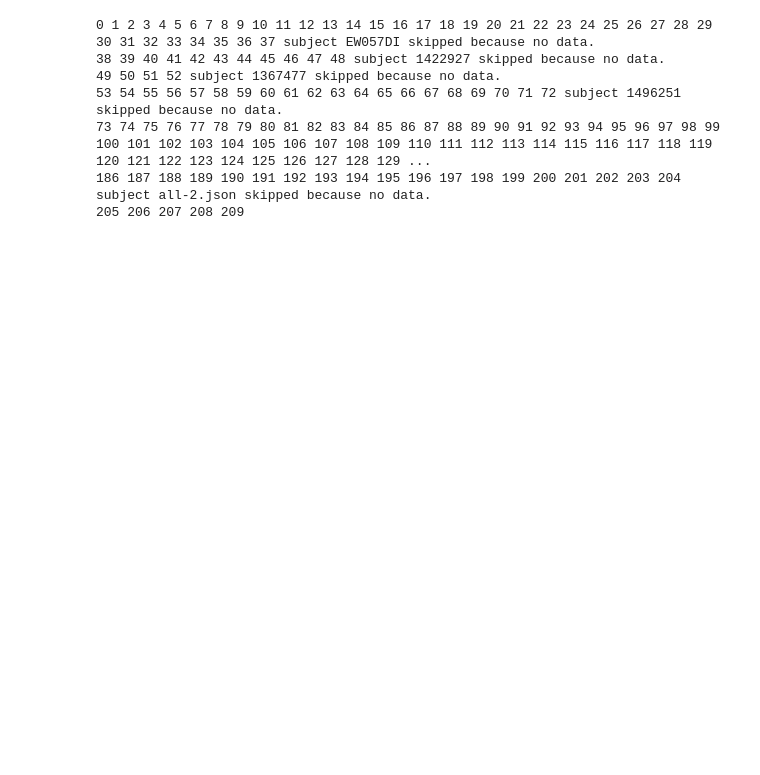
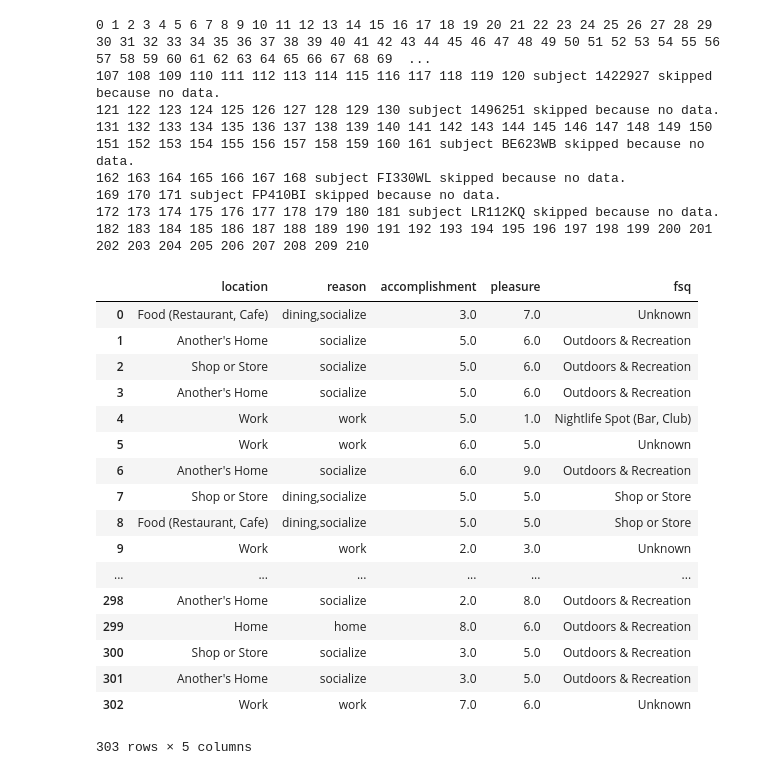
Before and after one commit to sosata/CS120DataAnalysis, a Jupyter notebook: SemanticLocation/correlations.ipynb, the cells around one changed output. Drawn from its saved outputs; the diff is of its cells as text; code cells hidden in the pictures; blank space fills up the shorter version.

```diff
--- a/SemanticLocation/correlations.ipynb
+++ b/SemanticLocation/correlations.ipynb
@@ -5,15 +5,16 @@ import pickle
 from preprocess import *
 from soplata import *
 from utils import *
+import pickle
 
 # read assessment data
 with open('/home/sohrob/Dropbox/Code/MATLAB/CS120/Assessment/assessment.dat') as f:
     assessment = pickle.load(f)
 f.close()
-subjects = assessment['Subject']
+subjects = assessment['ID']
 
 # read location and reason data
-data_dir = 'features/'
+data_dir = 'features_breakloc/'
 
 reasons = []
 locations = []
@@ -44,13 +45,35 @@ for (i,subject) in enumerate(subjects):
 assessment = assessment.drop(ind_toremove, axis=0)
 assessment = assessment.reset_index(drop=True)
 # %% [output]
-0 1 2 3 4 5 6 7 8 9 10 11 12 13 14 15 16 17 18 19 20 21 22 23 24 25 26 27 28 29 30 31 32 33 34 35 36 37 subject EW057DI skipped because no data.
-38 39 40 41 42 43 44 45 46 47 48 subject 1422927 skipped because no data.
-49 50 51 52 subject 1367477 skipped because no data.
-53 54 55 56 57 58 59 60 61 62 63 64 65 66 67 68 69 70 71 72 subject 1496251 skipped because no data.
-73 74 75 76 77 78 79 80 81 82 83 84 85 86 87 88 89 90 91 92 93 94 95 96 97 98 99 100 101 102 103 104 105 106 107 108 109 110 111 112 113 114 115 116 117 118 119 120 121 122 123 124 125 126 127 128 129 ...
-186 187 188 189 190 191 192 193 194 195 196 197 198 199 200 201 202 203 204 subject all-2.json skipped because no data.
-205 206 207 208 209
+0 1 2 3 4 5 6 7 8 9 10 11 12 13 14 15 16 17 18 19 20 21 22 23 24 25 26 27 28 29 30 31 32 33 34 35 36 37 38 39 40 41 42 43 44 45 46 47 48 49 50 51 52 53 54 55 56 57 58 59 60 61 62 63 64 65 66 67 68 69  ...
+107 108 109 110 111 112 113 114 115 116 117 118 119 120 subject 1422927 skipped because no data.
+121 122 123 124 125 126 127 128 129 130 subject 1496251 skipped because no data.
+131 132 133 134 135 136 137 138 139 140 141 142 143 144 145 146 147 148 149 150 151 152 153 154 155 156 157 158 159 160 161 subject BE623WB skipped because no data.
+162 163 164 165 166 167 168 subject FI330WL skipped because no data.
+169 170 171 subject FP410BI skipped because no data.
+172 173 174 175 176 177 178 179 180 181 subject LR112KQ skipped because no data.
+182 183 184 185 186 187 188 189 190 191 192 193 194 195 196 197 198 199 200 201 202 203 204 205 206 207 208 209 210
+# %%
+target
+# %% [output]
+|  | location | reason | accomplishment | pleasure | fsq |
+| 0 | Food (Restaurant, Cafe) | dining,socialize | 3.0 | 7.0 | Unknown |
+| 1 | Another's Home | socialize | 5.0 | 6.0 | Outdoors & Recreation |
+| 2 | Shop or Store | socialize | 5.0 | 6.0 | Outdoors & Recreation |
+| 3 | Another's Home | socialize | 5.0 | 6.0 | Outdoors & Recreation |
+| 4 | Work | work | 5.0 | 1.0 | Nightlife Spot (Bar, Club) |
+| 5 | Work | work | 6.0 | 5.0 | Unknown |
+| 6 | Another's Home | socialize | 6.0 | 9.0 | Outdoors & Recreation |
+| 7 | Shop or Store | dining,socialize | 5.0 | 5.0 | Shop or Store |
+| 8 | Food (Restaurant, Cafe) | dining,socialize | 5.0 | 5.0 | Shop or Store |
+| 9 | Work | work | 2.0 | 3.0 | Unknown |
+| ... | ... | ... | ... | ... | ... |
+| 298 | Another's Home | socialize | 2.0 | 8.0 | Outdoors & Recreation |
+| 299 | Home | home | 8.0 | 6.0 | Outdoors & Recreation |
+| 300 | Shop or Store | socialize | 3.0 | 5.0 | Outdoors & Recreation |
+| 301 | Another's Home | socialize | 3.0 | 5.0 | Outdoors & Recreation |
+| 302 | Work | work | 7.0 | 6.0 | Unknown |
+303 rows × 5 columns
 # %%
 # finding location frequencies across subjects
 
```
Also changed, not shown: parts of 10 cells of this notebook, 46 other files.
